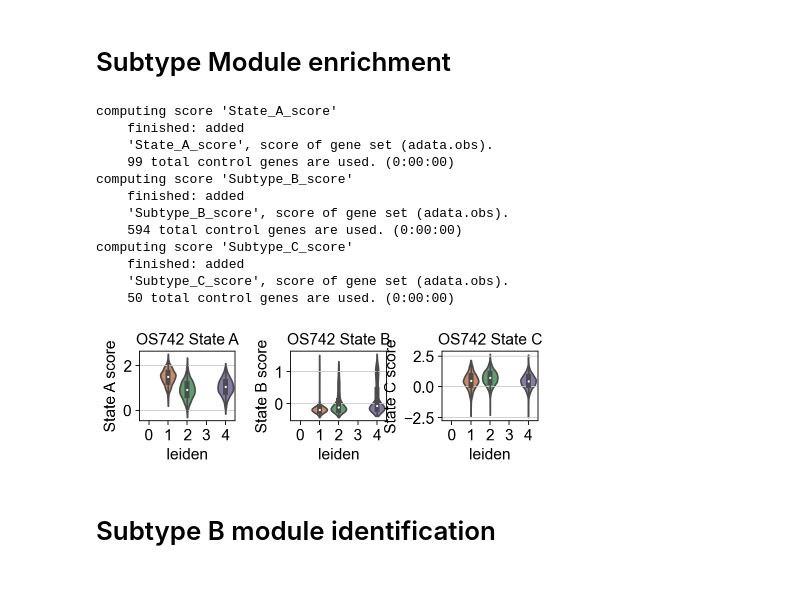
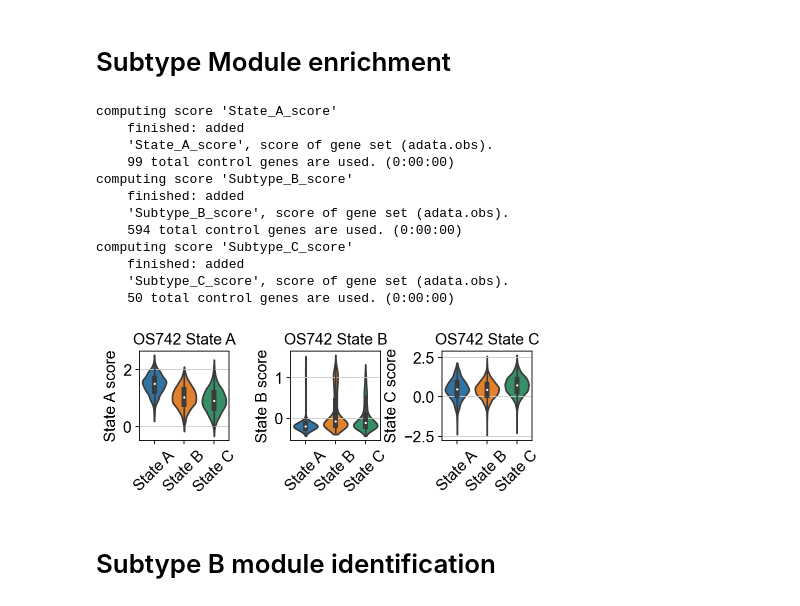
Before and after one commit to brendamelano/Reprogramming_Osteosarcoma, a Jupyter notebook: plain_scRNAseq_analysis/OS742.ipynb, the cells around one changed output. Cells and saved outputs as stored; diff of their text form; code cells hidden in the pictures.

Commit message:
violin plot on states

```diff
--- a/plain_scRNAseq_analysis/OS742.ipynb
+++ b/plain_scRNAseq_analysis/OS742.ipynb
@@ -789,40 +789,45 @@ sc.tl.score_genes(adata, Subtype_C_genes, ctrl_size=50, gene_pool=None, n_bins=2
                   score_name='Subtype_C_score', random_state=0, copy=False, use_raw=None)
 
 # Plotting the results
-fig, axs = plt.subplots(1, 3, figsize=(5.7, 1.9))
+fig, axs = plt.subplots(1, 3, figsize=(5.7, 2.3))
 
-sc.pl.violin(adata, ['State_A_score'], groupby='leiden', stripplot=False, inner='box',
+sc.pl.violin(adata, ['State_A_score'], groupby='State', stripplot=False, inner='box',
              ylabel='State A score', ax=axs[0], show=False)
 axs[0].set_title('OS742 State A')
 
-sc.pl.violin(adata, ['Subtype_B_score'], groupby='leiden', stripplot=False, inner='box',
+sc.pl.violin(adata, ['Subtype_B_score'], groupby='State', stripplot=False, inner='box',
              ylabel='State B score', ax=axs[1], show=False)
 axs[1].set_title('OS742 State B')
 
-sc.pl.violin(adata, ['Subtype_C_score'], groupby='leiden', stripplot=False, inner='box',
+sc.pl.violin(adata, ['Subtype_C_score'], groupby='State', stripplot=False, inner='box',
              ylabel='State C score', ax=axs[2], show=False)
 axs[2].set_title('OS742 State C')
+
+# Rotate x-axis tick labels and remove "State" label
+for ax in axs:
+    ax.tick_params(axis='x', rotation=45)  # Rotate x-axis tick labels by 45 degrees
+    ax.set_xlabel('')  # Remove the "State" label
 
 plt.tight_layout()
 
 # Saving the fig onto the desktop
-#plt.savefig('/Users/brendamelano/Desktop/OS742_gsea_scores.svg', format='svg')
+plt.savefig('/Users/brendamelano/Desktop/OS742_gsea_scores.svg', format='svg')
 
 plt.show()
 # %% [output]
 computing score 'State_A_score'
     finished: added
     'State_A_score', score of gene set (adata.obs).
     99 total control genes are used. (0:00:00)
 computing score 'Subtype_B_score'
     finished: added
     'Subtype_B_score', score of gene set (adata.obs).
     594 total control genes are used. (0:00:00)
 computing score 'Subtype_C_score'
     finished: added
     'Subtype_C_score', score of gene set (adata.obs).
     50 total control genes are used. (0:00:00)
-[figure, old version]
+[figure, new version]
 # %% [markdown]
 # Subtype B module identification
 # %%
```
Also changed, not shown: 4 other files.
